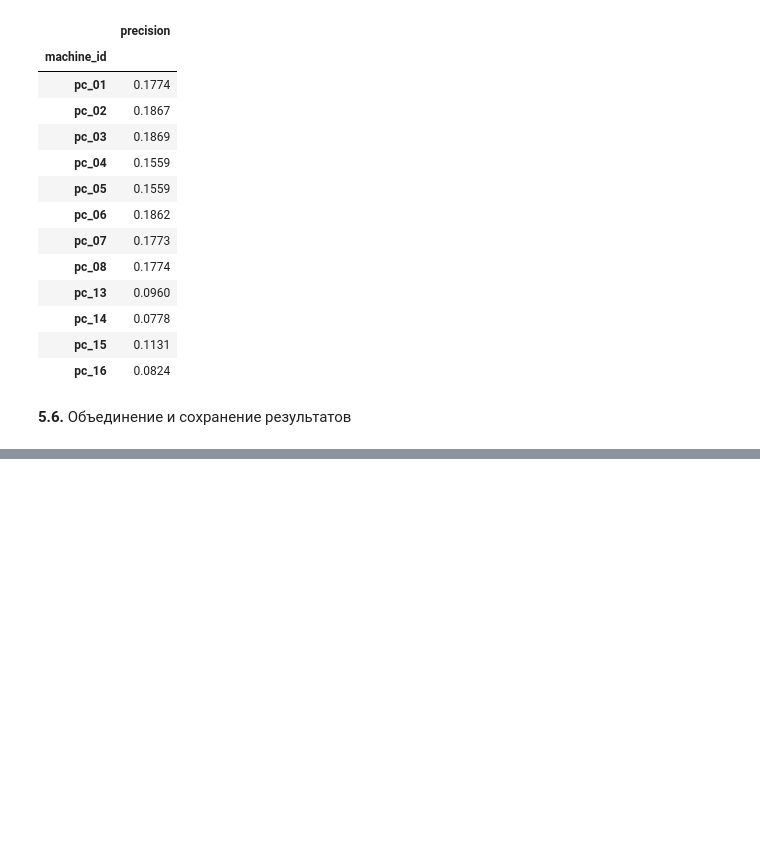
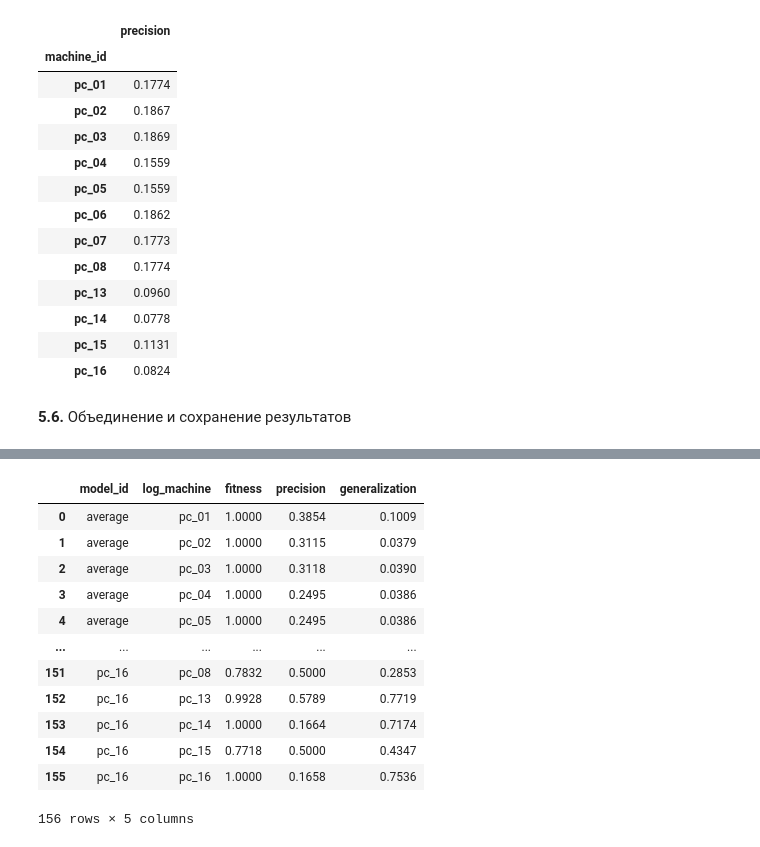
Before and after one commit to iuliivasilev/SurvivalProcessMining, a Jupyter notebook: Reliability_Sudeikina/04_component_schemes.ipynb, the cells around one changed output, grey strips where cells are left out. Cells and saved outputs as stored; diff of their text form; code cells hidden in the pictures; blank space fills up the shorter version.

```diff
--- a/Reliability_Sudeikina/04_component_schemes.ipynb
+++ b/Reliability_Sudeikina/04_component_schemes.ipynb
@@ -480,0 +551,64 @@ print(f"Таблицы сохранены в: {results_dir}")
+# %%
+# Выберите сети для сравнения.
+# Доступны: "average", "global" и ID локальных сетей (например, "pc_08").
+
+MODELS_TO_EVALUATE = ["average", "pc_01", "pc_02", "pc_03", "pc_04", "pc_05", "pc_06", "pc_07", "pc_08", "pc_13", "pc_14","pc_15", "pc_16" ]
+COMPUTE_CROSS_PRECISION = True
+
+models_available = {"average": average_model, "global": global_model}
+models_available.update(local_models)
+unknown_models = [m for m in MODELS_TO_EVALUATE if m not in models_available]
+if unknown_models:
+    raise ValueError(f"Неизвестные модели: {unknown_models}")
+models_to_evaluate = {
+    model_id: models_available[model_id]
+    for model_id in MODELS_TO_EVALUATE
+}
+
+cross_rows = []
+total = len(models_to_evaluate) * len(machine_logs)
+done = 0
+
+for model_id, model in models_to_evaluate.items():
+    net, im, fm = model
+    for log_machine, event_log in machine_logs.items():
+        done += 1
+        progress(
+            f"Cross evaluation: {done}/{total}; "
+            f"модель {model_id}; журнал {log_machine}"
+        )
+
+        # Для средней и выбранных моделей fitness рассчитывается на этом журнале.
+        # Глобальная модель не включается
+        fitness_value = get_fitness(event_log, model)["fitness"]
+        precision_value = get_precision(event_log, model)
+
+
+        generalization = float(
+            pm4py.generalization_tbr(event_log, net, im, fm)
+        )
+
+        cross_rows.append({
+            "model_id": model_id,
+            "log_machine": log_machine,
+            "fitness": float(fitness_value),
+            "precision": float(precision_value) if pd.notna(precision_value) else np.nan,
+            "generalization": generalization,
+        })
+
+cross_metrics = pd.DataFrame(cross_rows)
+display(cross_metrics.round(4))
+# %% [output]
+|  | model_id | log_machine | fitness | precision | generalization |
+| 0 | average | pc_01 | 1.0000 | 0.3854 | 0.1009 |
+| 1 | average | pc_02 | 1.0000 | 0.3115 | 0.0379 |
+| 2 | average | pc_03 | 1.0000 | 0.3118 | 0.0390 |
+| 3 | average | pc_04 | 1.0000 | 0.2495 | 0.0386 |
+| 4 | average | pc_05 | 1.0000 | 0.2495 | 0.0386 |
+| ... | ... | ... | ... | ... | ... |
+| 151 | pc_16 | pc_08 | 0.7832 | 0.5000 | 0.2853 |
+| 152 | pc_16 | pc_13 | 0.9928 | 0.5789 | 0.7719 |
+| 153 | pc_16 | pc_14 | 1.0000 | 0.1664 | 0.7174 |
+| 154 | pc_16 | pc_15 | 0.7718 | 0.5000 | 0.4347 |
+| 155 | pc_16 | pc_16 | 1.0000 | 0.1658 | 0.7536 |
+156 rows × 5 columns
```
Also changed, not shown: parts of 12 cells of this notebook, 2 other files.
